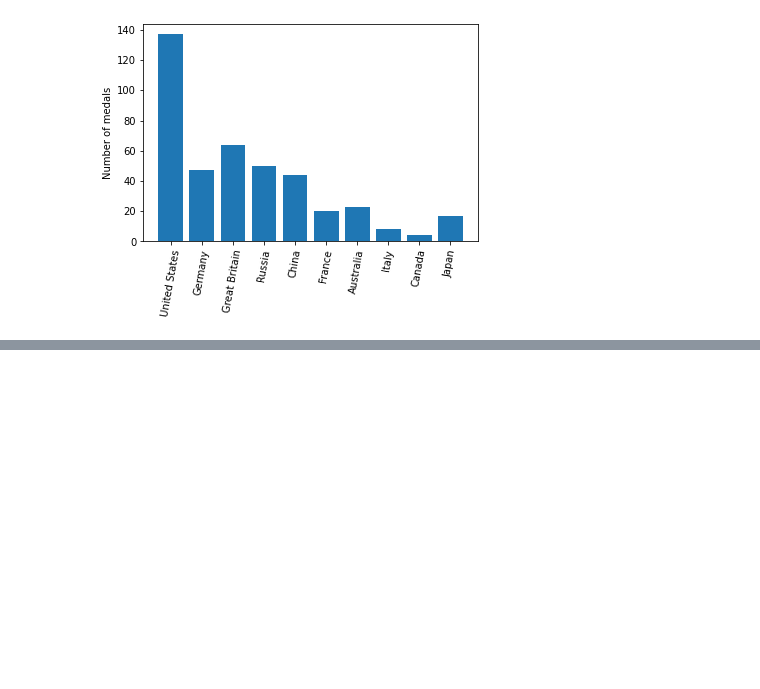
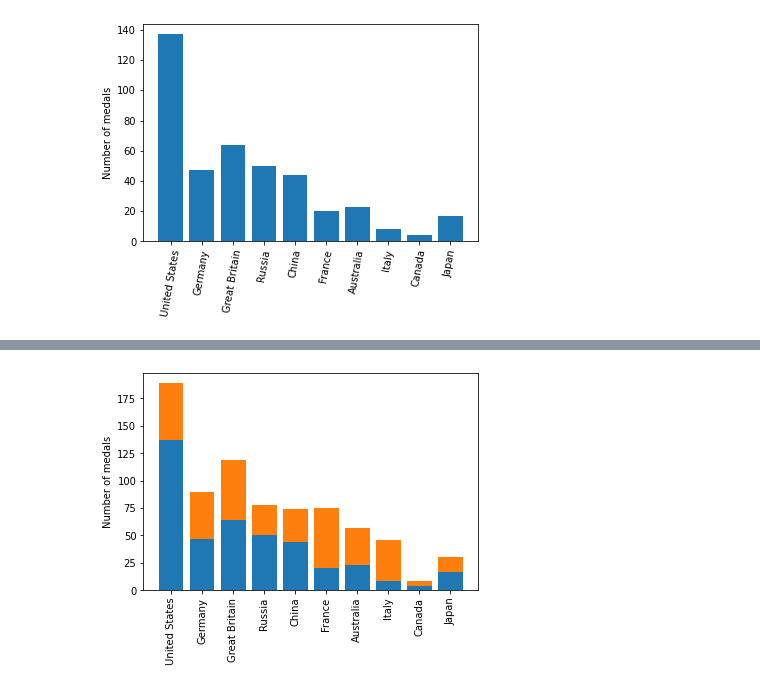
Before and after one commit to emmyvera/Python4DA, a Jupyter notebook: Matplotlib Lesson 2.ipynb, the cells around one changed output, grey strips where cells are left out. Drawn from its saved outputs; the diff is of its cells as text; code cells hidden in the pictures; blank space fills up the shorter version.

```diff
--- a/Matplotlib Lesson 2.ipynb
+++ b/Matplotlib Lesson 2.ipynb
@@ -39,0 +61,9 @@ plt.show()
+# %%
+fig, ax = plt.subplots()
+ax.bar(df['Country'], df["Gold"])
+ax.bar(df['Country'], df["Silver"], bottom=df["Gold"])
+ax.set_xticklabels(df['Country'], rotation=90)
+ax.set_ylabel("Number of medals")
+plt.show()
+# %% [output]
+[figure, added]
```
Also changed, not shown: parts of 5 cells of this notebook, 2 other files.
